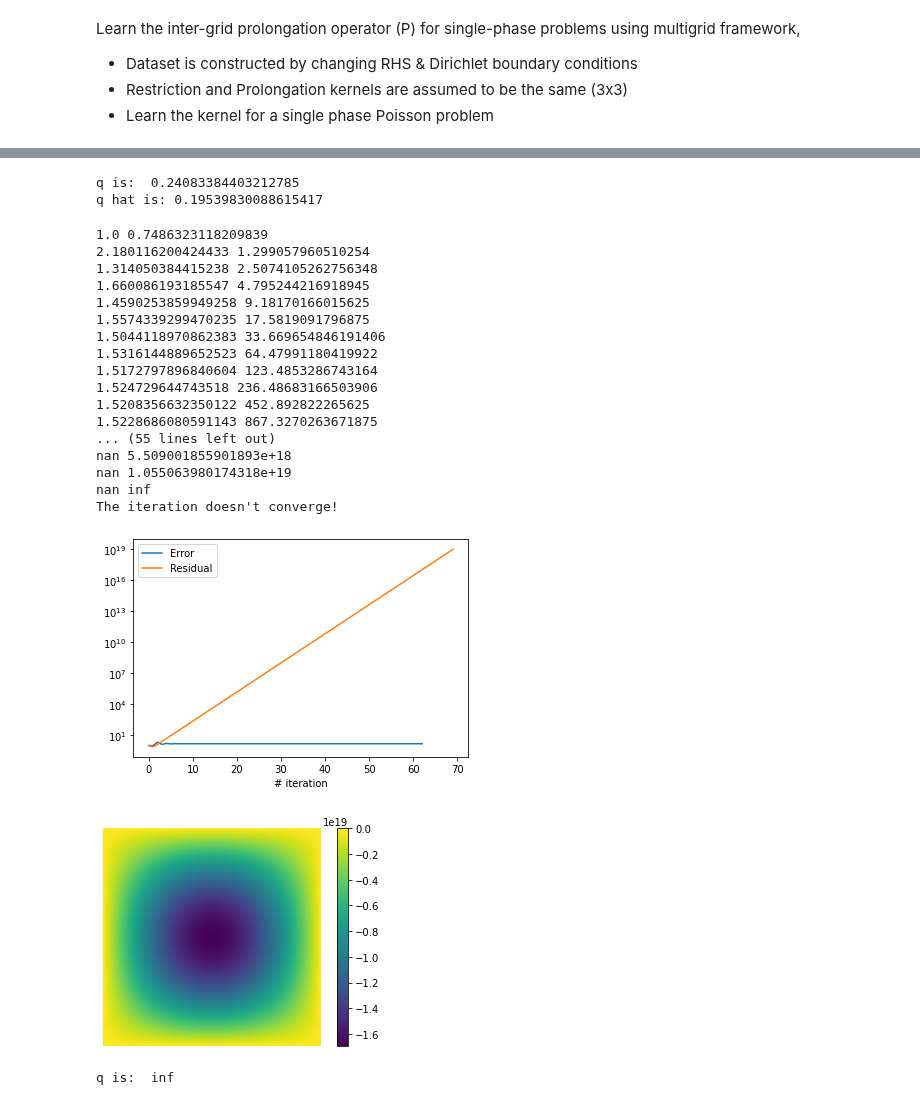
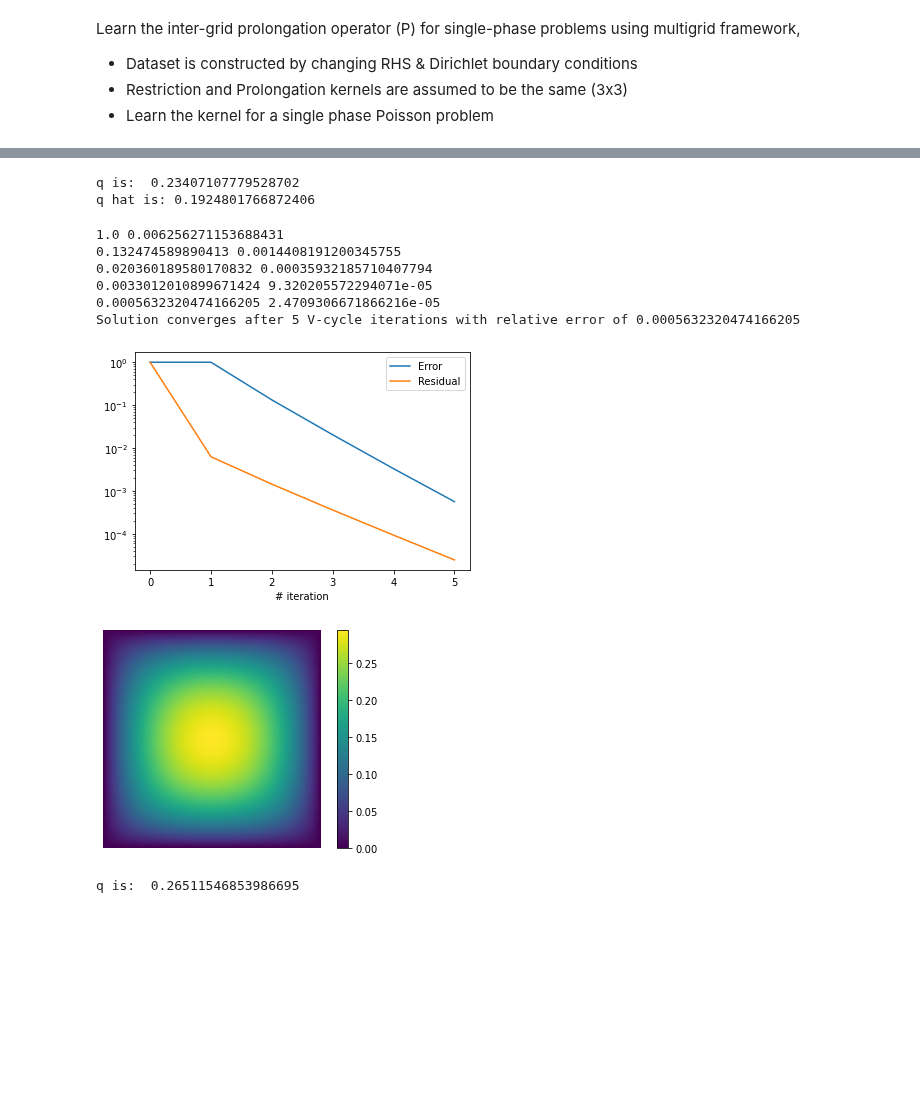
Before and after one commit to longfish/Multigrid-FEANet, a Jupyter notebook: MM-FEANet-learnP.ipynb, the cells around one changed output, grey strips where cells are left out. Drawn from its saved outputs; the diff is of its cells as text; code cells hidden in the pictures; blank space fills up the shorter version.

```diff
--- a/MM-FEANet-learnP.ipynb
+++ b/MM-FEANet-learnP.ipynb
@@ -66,5 +66,5 @@ class SingleGrid():
         v = self.jac.jacobi_convolution(v, f, n_iter=num_sweeps_down)
         return v
 # %%
-n = 2**6
+n = 2**4
 grid = SingleGrid(size=2,n=n)
@@ -76,4 +71,8 @@ train_dataloader = DataLoader(training_set, batch_size=64, shuffle=True)
 # %%
+model_name = 'poisson_mg_kernel_17x17'
+
+training_set = IsoPoissonDataSet('Data/IsoPoisson/poisson2d_17x17.h5')
+train_dataloader = DataLoader(training_set, batch_size=64, shuffle=True)
 u_train, f_train, bc_value_train, bc_index_train = next(iter(train_dataloader))
 
 k=0
@@ -463,3 +468,5 @@ tensor([[0.3414, 0.5475, 0.3416],
+# %%
+P = linear_tensor_P.clone()
 # %%
 def compute_q(res_arr):
     return res_arr[-1]/res_arr[-2]
@@ -529,8 +536,8 @@ Error (dataset v.s. mg):
 print("q is: ", compute_q(res_arr))
 print("q hat is: " + str(float(model.loss(u_mg, len(res_arr)-1).detach())))
 # %% [output]
-q is:  0.24083384403212785
-q hat is: 0.19539830088615417
+q is:  0.23407107779528702
+q hat is: 0.1924801766872406
 # %%
 # Test the multigrid iteration
 class mgTest(MultiGrid):
@@ -587,41 +594,30 @@ class mgTest(MultiGrid):
         return e_arr_Vcycle, res_arr_Vcycle
 # %%
 # Multigrid implementation
-n = 2**8
+n = 2**7
 model_mg = MultiGrid(n, P) # create a new model
 prob_mg = mgTest(model_mg, n)
 
 e_arr_Vcycle, res_arr_Vcycle = prob_mg.solve()
 
 plt.plot(e_arr_Vcycle, label='Error')
 plt.plot(res_arr_Vcycle, label='Residual')
 plt.yscale('log')
 plt.xlabel('# iteration')
 #plt.ylabel('Error')
 plt.legend()
 
 plot.plot_field(prob_mg.grids[0].v.detach())
 # %% [output]
-1.0 0.7486323118209839
-2.180116200424433 1.299057960510254
-1.314050384415238 2.5074105262756348
-1.660086193185547 4.795244216918945
-1.4590253859949258 9.18170166015625
-1.5574339299470235 17.5819091796875
-1.5044118970862383 33.669654846191406
-1.5316144889652523 64.47991180419922
-1.5172797896840604 123.4853286743164
-1.524729644743518 236.48683166503906
-1.5208356632350122 452.892822265625
-1.5228686080591143 867.3270263671875
-... (55 lines left out)
-nan 5.509001855901893e+18
-nan 1.055063980174318e+19
-nan inf
-The iteration doesn't converge!
+1.0 0.006256271153688431
+0.132474589890413 0.0014408191200345755
+0.020360189580170832 0.00035932185710407794
+0.0033012010899671424 9.320205572294071e-05
+0.0005632320474166205 2.4709306671866216e-05
+Solution converges after 5 V-cycle iterations with relative error of 0.0005632320474166205
-[figure, old version]
+[figure, new version]
-[figure, old version]
+[figure, new version]
 # %%
 print("q is: ", compute_q(res_arr_Vcycle))
 # %% [output]
-q is:  inf
+q is:  0.26511546853986695
```
Also changed, not shown: parts of 11 cells of this notebook, 6 other files.
